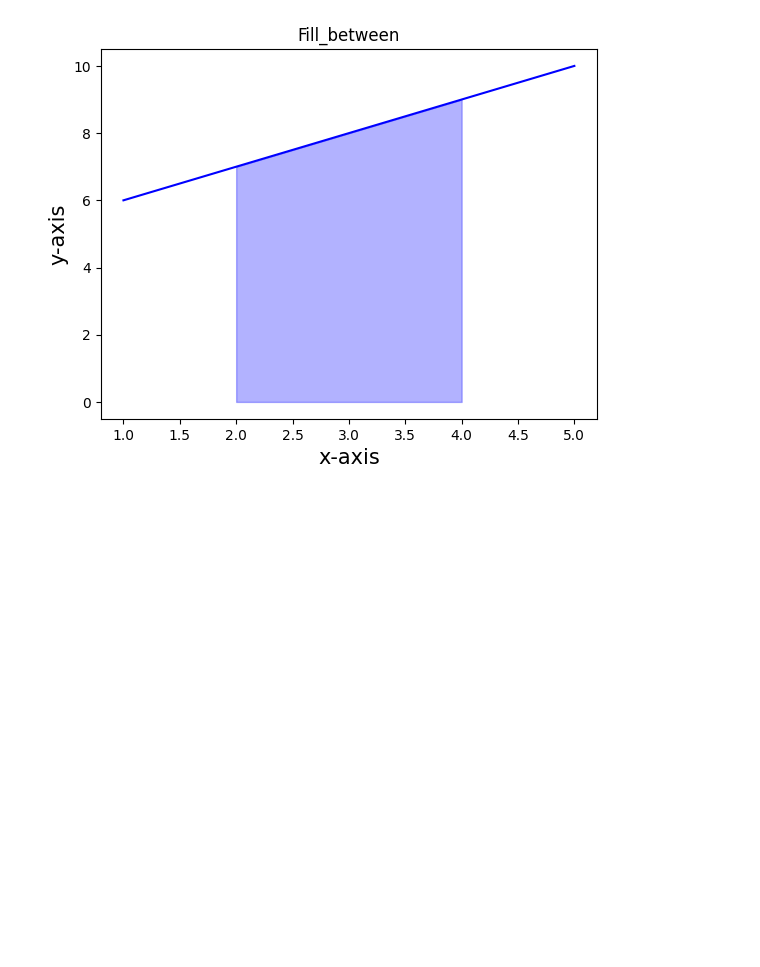
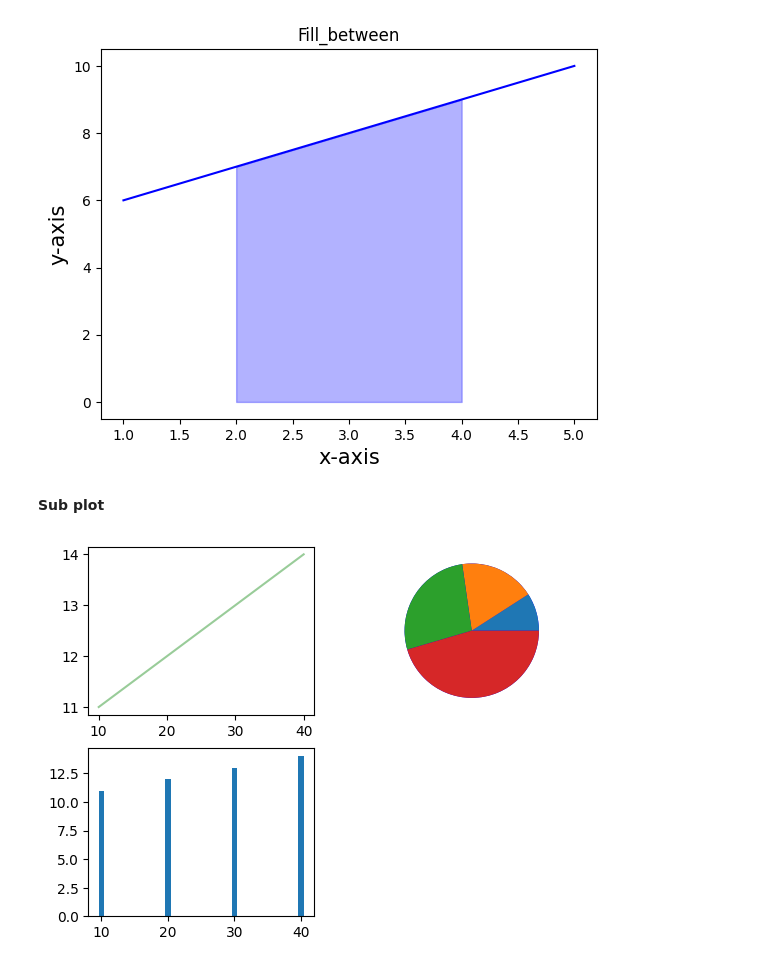
Before and after one commit to NishmthaM/matplotlib_python, a Jupyter notebook: Matplotlib.ipynb, the cells around one changed output. Drawn from its saved outputs; the diff is of its cells as text; code cells hidden in the pictures; blank space fills up the shorter version.

```diff
--- a/Matplotlib.ipynb
+++ b/Matplotlib.ipynb
@@ -738,3 +738,33 @@ plt.ylabel("y-axis",fontsize=15)
 plt.show()
 # %% [output]
 [figure]
+# %% [markdown]
+**Sub plot**
+# %%
+# can pass n rows n index and n columns
+
+import matplotlib.pyplot as plt
+
+x=[10,20,30,40]
+y=[11,12,13,14]
+
+plt.subplot(2,2,1)
+plt.plot(x,y,color="g",alpha=0.4)
+
+
+plt.subplot(2,2,2)
+plt.pie([0.1],colors="b")
+x1=[10,20,30,50]
+plt.pie(x1)
+
+
+plt.subplot(2,2,3)
+a=[10,20,30,40]
+b=[11,12,13,14]
+plt.bar(a,b)
+
+
+
+plt.show()
+# %% [output]
+[figure, added]
```
